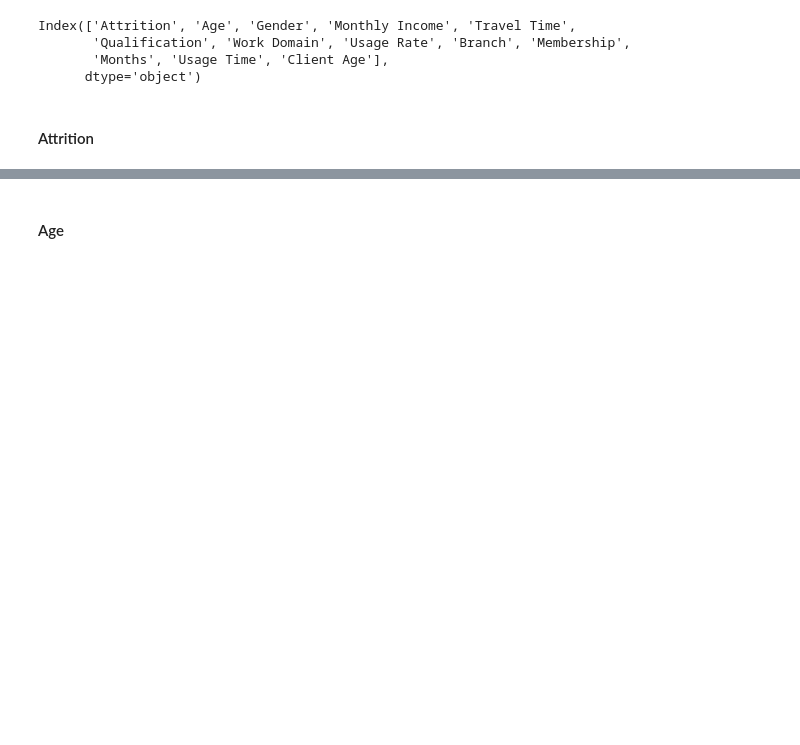
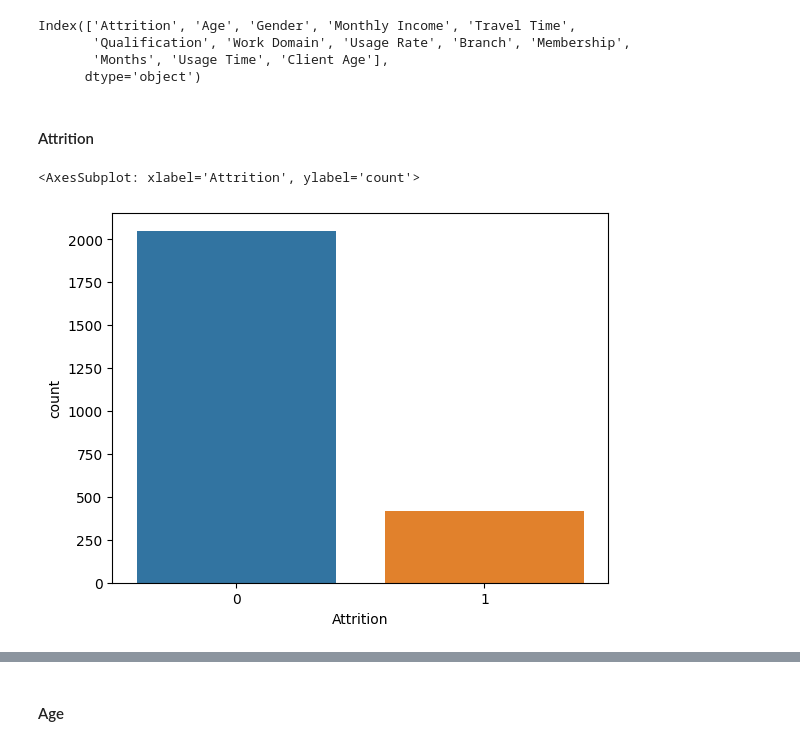
Before and after one commit to Anglesofdeath/attrition-data-science-project, a Jupyter notebook: eda.ipynb, the cells around one changed output, grey strips where cells are left out. Saved outputs shown, nothing was run; the diff lists cells and outputs as text; code cells hidden in the pictures; blank space fills up the shorter version.

```diff
--- a/eda.ipynb
+++ b/eda.ipynb
@@ -515,4 +517,9 @@ Index(['Attrition', 'Age', 'Gender', 'Monthly Income', 'Travel Time',
       dtype='object')
 # %% [markdown]
 #### Attrition
+# %%
+sns.countplot(x = df['Attrition'])
+# %% [output]
+<AxesSubplot: xlabel='Attrition', ylabel='count'>
+[figure, added]
 # %%
```
Also changed, not shown: parts of 36 cells of this notebook.
